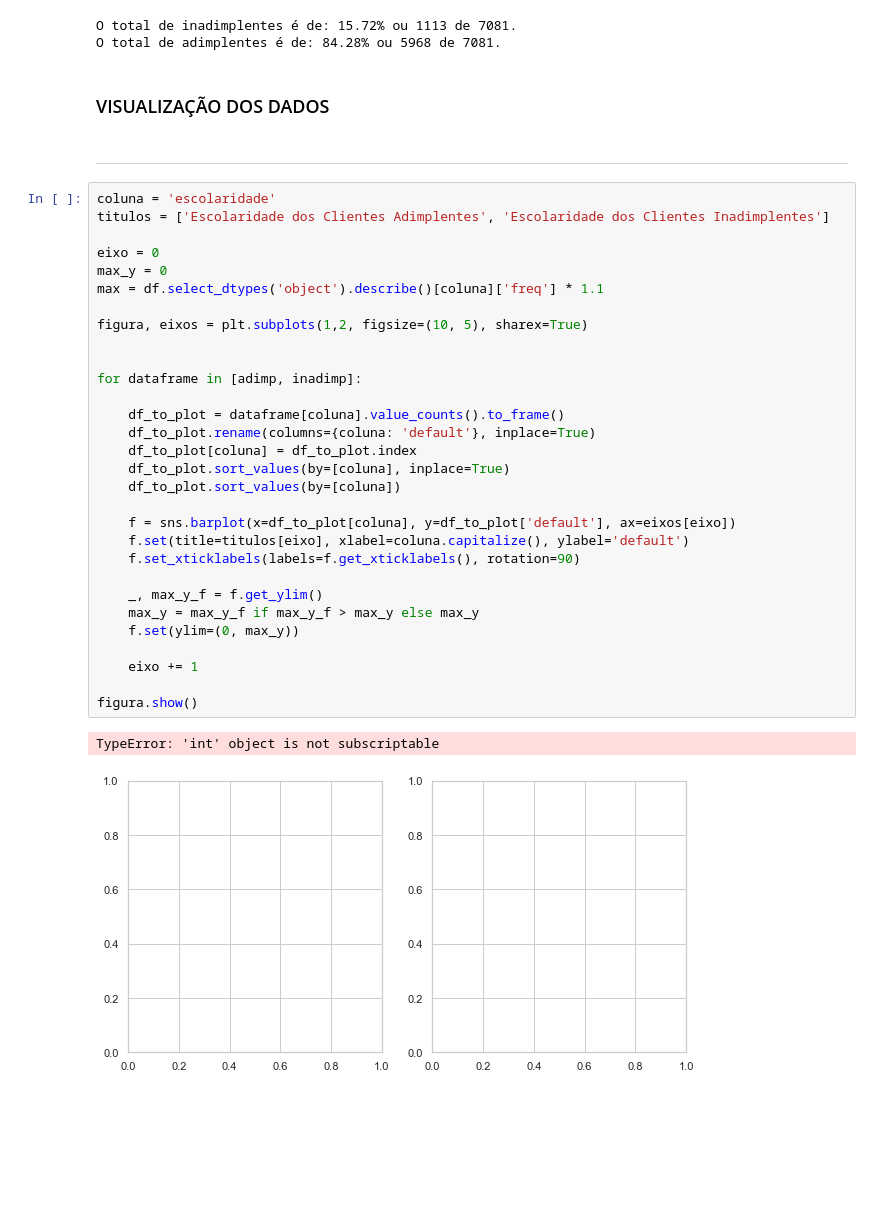
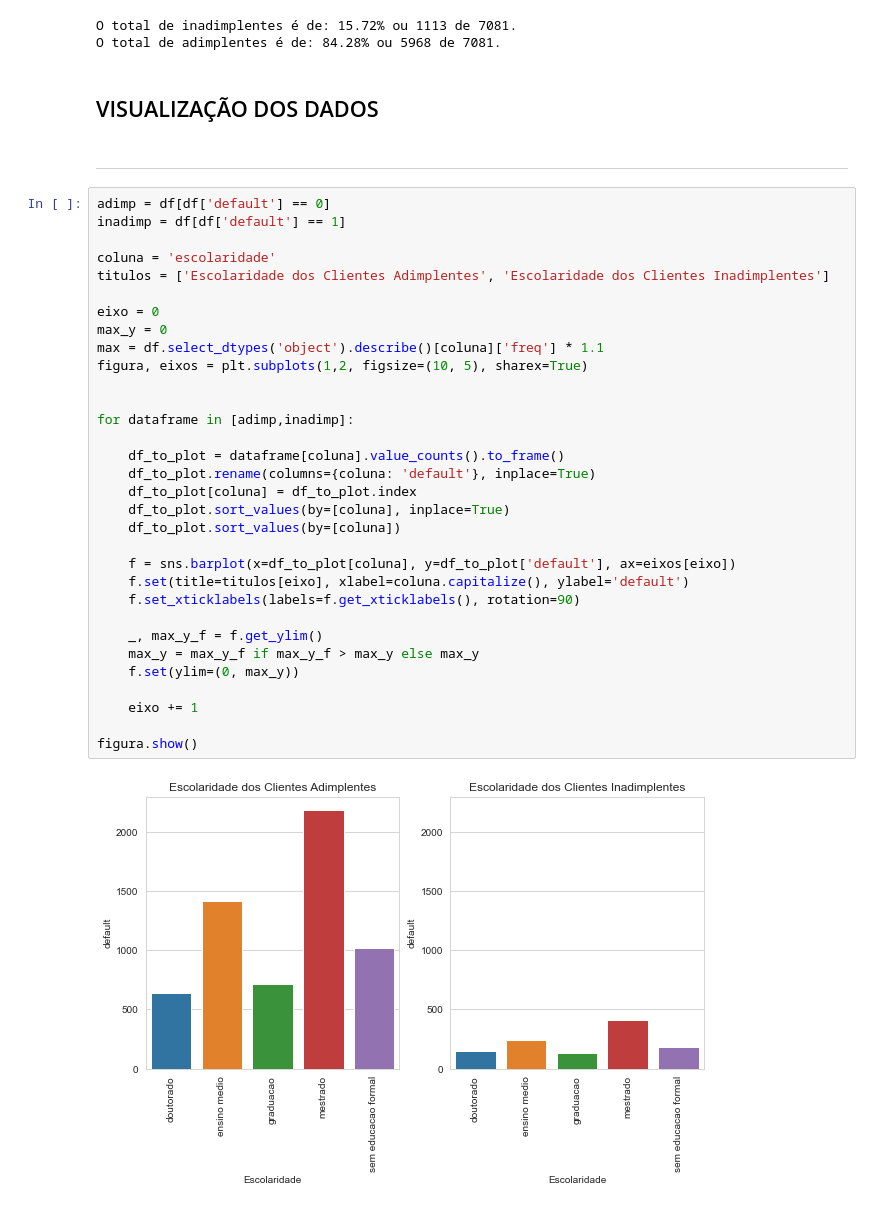
Before and after one commit to AGimenezNGama/First_Steps, a Jupyter notebook: Projeto final PYTHON/Projeto_Final_EBAC.ipynb, the cells around one changed output. Drawn from its saved outputs; the diff is of its cells as text; blank space fills up the shorter version.

```diff
--- a/Projeto final PYTHON/Projeto_Final_EBAC.ipynb
+++ b/Projeto final PYTHON/Projeto_Final_EBAC.ipynb
@@ -172,42 +170,43 @@ print(f'O total de inadimplentes é de: {round(100 * inadimp/total,2)}% ou {inad
 O total de inadimplentes é de: 15.72% ou 1113 de 7081.
 O total de adimplentes é de: 84.28% ou 5968 de 7081.
 # %% [markdown]
-### VISUALIZAÇÃO DOS DADOS
+## VISUALIZAÇÃO DOS DADOS
 # %% [markdown]
 ---
 # %%
+adimp = df[df['default'] == 0]
+inadimp = df[df['default'] == 1]
+
 coluna = 'escolaridade'
 titulos = ['Escolaridade dos Clientes Adimplentes', 'Escolaridade dos Clientes Inadimplentes']
 
 eixo = 0
 max_y = 0
 max = df.select_dtypes('object').describe()[coluna]['freq'] * 1.1
-
 figura, eixos = plt.subplots(1,2, figsize=(10, 5), sharex=True)
 
 
-for dataframe in [adimp, inadimp]:
+for dataframe in [adimp,inadimp]:
 
     df_to_plot = dataframe[coluna].value_counts().to_frame()
     df_to_plot.rename(columns={coluna: 'default'}, inplace=True)
     df_to_plot[coluna] = df_to_plot.index
     df_to_plot.sort_values(by=[coluna], inplace=True)
     df_to_plot.sort_values(by=[coluna])
 
     f = sns.barplot(x=df_to_plot[coluna], y=df_to_plot['default'], ax=eixos[eixo])
     f.set(title=titulos[eixo], xlabel=coluna.capitalize(), ylabel='default')
     f.set_xticklabels(labels=f.get_xticklabels(), rotation=90)
 
     _, max_y_f = f.get_ylim()
     max_y = max_y_f if max_y_f > max_y else max_y
     f.set(ylim=(0, max_y))
 
     eixo += 1
 
 figura.show()
 # %% [output]
-TypeError: 'int' object is not subscriptable
-[figure, old version]
+[figure, new version]
 # %%
 coluna = 'idade'
 titulos = ['Idade dos Clientes Adimplentes', 'Idade dos Clientes Inadimplentes']
```
Also changed, not shown: parts of 13 cells of this notebook.
